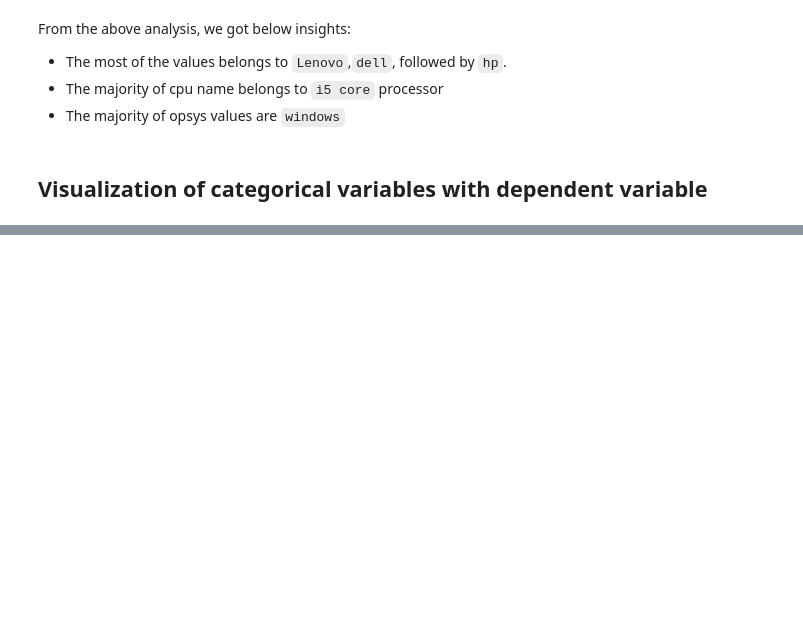
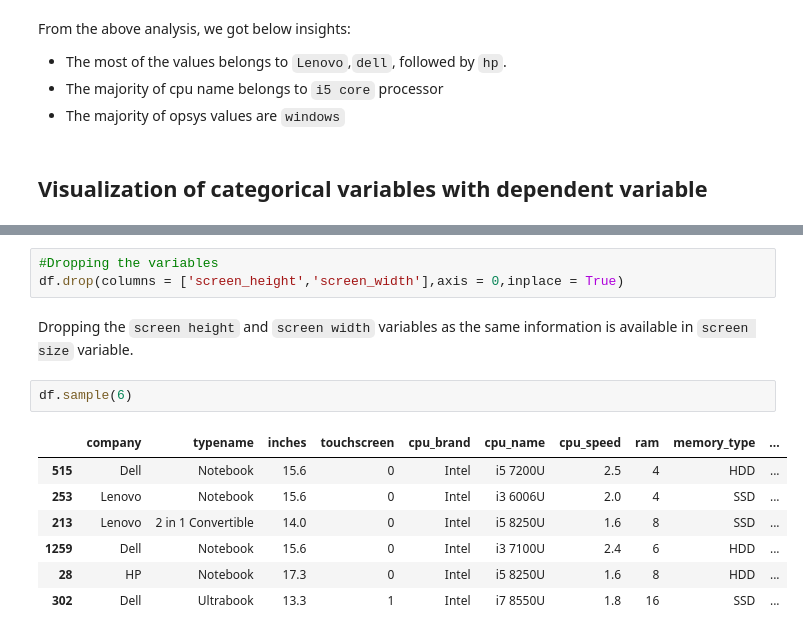
Before and after one commit to Jamal-1018/Laptops_price_predicition_ML, a Jupyter notebook: laptops_price_predicition_ML.ipynb, the cells around one changed output, grey strips where cells are left out. Cells and saved outputs as stored; diff of their text form; blank space fills up the shorter version.

```diff
--- a/laptops_price_predicition_ML.ipynb
+++ b/laptops_price_predicition_ML.ipynb
@@ -262,0 +321,15 @@ for i, col in  enumerate(cat_var):
+# %%
+#Dropping the variables
+df.drop(columns = ['screen_height','screen_width'],axis = 0,inplace = True)
+# %% [markdown]
+Dropping the `screen height` and `screen width` variables as the same information is available in `screen size` variable.
+# %%
+df.sample(6)
+# %% [output]
+|  | company | typename | inches | touchscreen | cpu_brand | cpu_name | cpu_speed | ram | memory_type | ... |
+| 515 | Dell | Notebook | 15.6 | 0 | Intel | i5 7200U | 2.5 | 4 | HDD | ... |
+| 253 | Lenovo | Notebook | 15.6 | 0 | Intel | i3 6006U | 2.0 | 4 | SSD | ... |
+| 213 | Lenovo | 2 in 1 Convertible | 14.0 | 0 | Intel | i5 8250U | 1.6 | 8 | SSD | ... |
+| 1259 | Dell | Notebook | 15.6 | 0 | Intel | i3 7100U | 2.4 | 6 | HDD | ... |
+| 28 | HP | Notebook | 17.3 | 0 | Intel | i5 8250U | 1.6 | 8 | HDD | ... |
+| 302 | Dell | Ultrabook | 13.3 | 1 | Intel | i7 8550U | 1.8 | 16 | SSD | ... |
```
Also changed, not shown: parts of 9 cells of this notebook.
